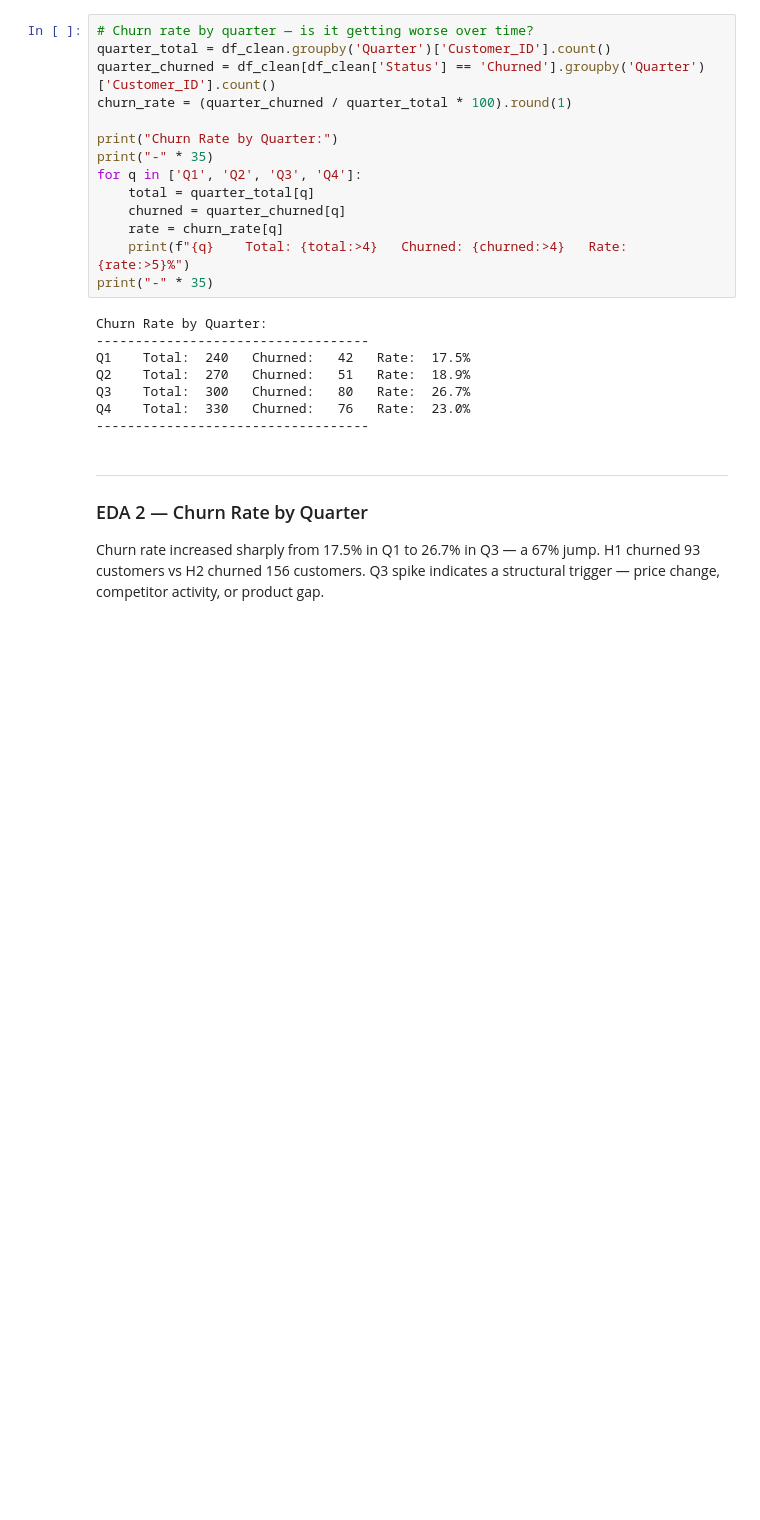
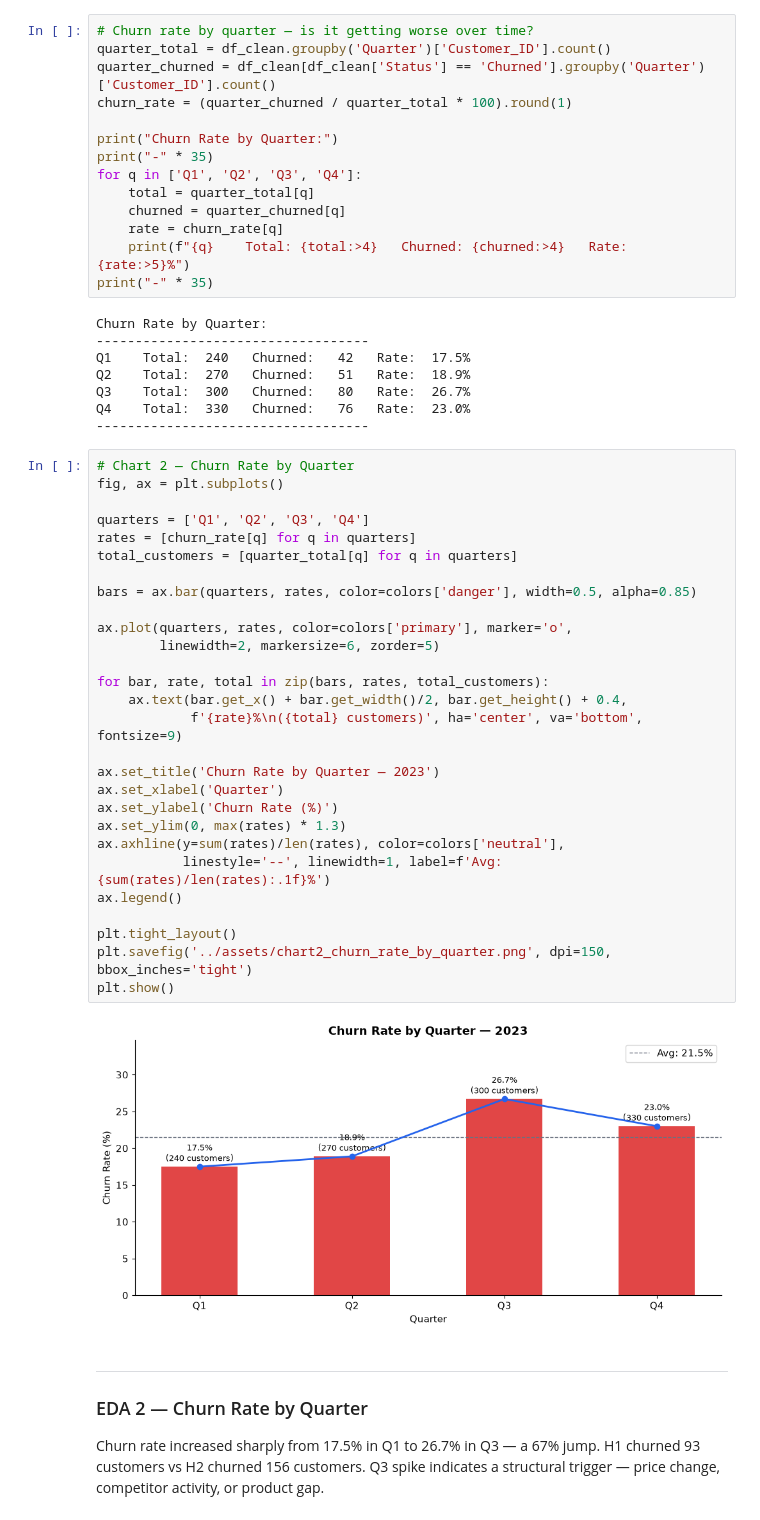
Before and after one commit to Satvikk-722/RevRadar, a Jupyter notebook: Notebooks/revradar_analysis.ipynb, the cells around one changed output. Saved outputs shown, nothing was run; the diff lists cells and outputs as text; blank space fills up the shorter version.

```diff
--- a/Notebooks/revradar_analysis.ipynb
+++ b/Notebooks/revradar_analysis.ipynb
@@ -375,6 +419,36 @@ Q2    Total:  270   Churned:   51   Rate:  18.9%
 Q3    Total:  300   Churned:   80   Rate:  26.7%
 Q4    Total:  330   Churned:   76   Rate:  23.0%
 -----------------------------------
+# %%
+# Chart 2 — Churn Rate by Quarter
+fig, ax = plt.subplots()
+
+quarters = ['Q1', 'Q2', 'Q3', 'Q4']
+rates = [churn_rate[q] for q in quarters]
+total_customers = [quarter_total[q] for q in quarters]
+
+bars = ax.bar(quarters, rates, color=colors['danger'], width=0.5, alpha=0.85)
+
+ax.plot(quarters, rates, color=colors['primary'], marker='o',
+        linewidth=2, markersize=6, zorder=5)
+
+for bar, rate, total in zip(bars, rates, total_customers):
+    ax.text(bar.get_x() + bar.get_width()/2, bar.get_height() + 0.4,
+            f'{rate}%\n({total} customers)', ha='center', va='bottom', fontsize=9)
+
+ax.set_title('Churn Rate by Quarter — 2023')
+ax.set_xlabel('Quarter')
+ax.set_ylabel('Churn Rate (%)')
+ax.set_ylim(0, max(rates) * 1.3)
+ax.axhline(y=sum(rates)/len(rates), color=colors['neutral'],
+           linestyle='--', linewidth=1, label=f'Avg: {sum(rates)/len(rates):.1f}%')
+ax.legend()
+
+plt.tight_layout()
+plt.savefig('../assets/chart2_churn_rate_by_quarter.png', dpi=150, bbox_inches='tight')
+plt.show()
+# %% [output]
+[figure, added]
 # %% [markdown]
 ---
 ### EDA 2 — Churn Rate by Quarter
```
Also changed, not shown: parts of 6 cells of this notebook, 7 other files.
